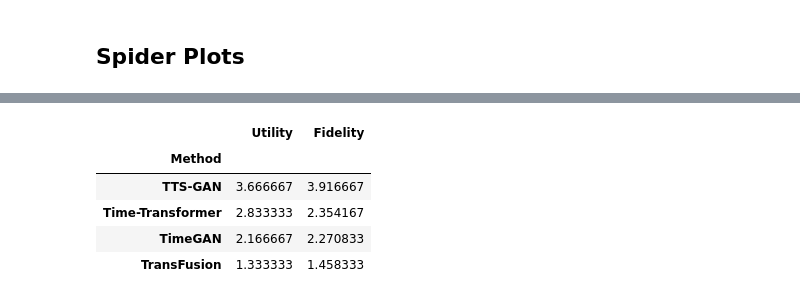
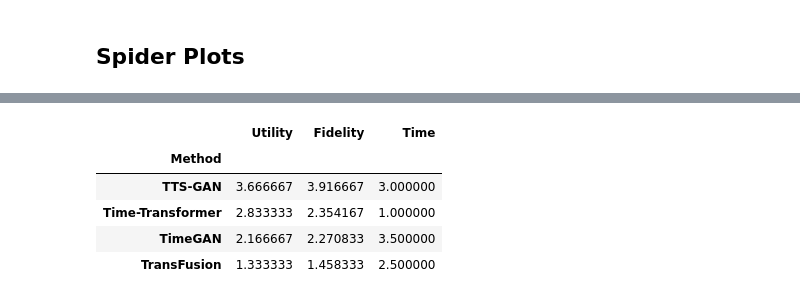
Before and after one commit to istvan-derda/Istvans-TSGBench, a Jupyter notebook: visualizations/visualize_numeric_results.ipynb, the cells around one changed output, grey strips where cells are left out. Saved outputs shown, nothing was run; the diff lists cells and outputs as text; code cells hidden in the pictures.

```diff
--- a/visualizations/visualize_numeric_results.ipynb
+++ b/visualizations/visualize_numeric_results.ipynb
@@ -4,6 +4,7 @@ import pandas as pd
 import warnings
 import seaborn as sns
 from pyprojroot import here
+import plotly.express as px
 
 methods = ["TimeGAN", "Time-Transformer", "TransFusion", "TTS-GAN"]
 datasets = ["D2", "D3", "D4", "D5", "D6", "D7"]
@@ -26,15 +27,18 @@ for method in methods:
 df_all = pd.DataFrame.from_dict(dict(rows), orient="index")
 df_all.index = pd.MultiIndex.from_tuples(df_all.index, names=["Method", "Dataset"])
 
-cm = sns.diverging_palette(h_neg=130, h_pos=0, as_cmap=True)
+# load timings
+def timings_path(method):
+    paths = list(here("models").glob(f"*{method}*/timings.csv"))
+    assert len(paths) == 1
+    return paths[0]
 
-df_all.style\
-    .background_gradient(cmap=cm, vmin=0, vmax=0.5, subset=["DS", "PS"])\
-    .background_gradient(cmap=cm, vmin=0, vmax=1, subset=["C-FID"])\
-    .background_gradient(cmap=cm, vmin=0, vmax=2, subset=["MDD"])\
-    .background_gradient(cmap=cm, vmin=0, vmax=1, subset=["ACD"])\
-    .background_gradient(cmap=cm, vmin=0, vmax=1, subset=["SD"])\
-    .background_gradient(cmap=cm, vmin=0, vmax=3, subset=["KD"])\
-    .background_gradient(cmap=cm, vmin=0, vmax=3, subset=["ED"])\
-    .background_gradient(cmap=cm, vmin=0, vmax=15, subset=["DTW"])\
-    .format({"DTW": "{:.2e}", "C-FID": "{:.2e}", "ED": "{:.2e}"})
+timings = pd.DataFrame()
+for method in methods:
+    df = pd.read_csv(timings_path(method))
+    df["Method"] = method
+    timings = pd.concat([timings, df], ignore_index=True)
+
+_timings = timings.melt(id_vars="Method", var_name="Dataset", value_name="Time").set_index(["Method", "Dataset"]).sort_index(level="Method")
+
+df_all = pd.concat([df_all, _timings], axis = 1)
@@ -317,25 +267,28 @@ df.swaplevel("Method", "Dataset")\
 # %%
 df = rankings
-ps_cols = [col for col in df.columns if col[0] in ["PS"]]
+utility_cols = [col for col in df.columns if col[0] in ["PS"]]
 
-# Step 2: Identify "other" columns
-other_cols = [col for col in df.columns if col not in ps_cols]
+fidelity_cols = [col for col in df.columns if col[0] not in ["PS", "Time"]]
+
+timing_cols = [col for col in df.columns if col[0] in ["Time"]]
 
 # Step 3: Compute averages
-avg_ps = df[ps_cols].mean(axis=1)
-avg_other = df[other_cols].mean(axis=1)
+avg_utility = df[utility_cols].mean(axis=1)
+avg_fidelity = df[fidelity_cols].mean(axis=1)
+avg_timing = df[timing_cols].mean(axis=1)
 
 # Step 4: Create new dataframe
 new_df = pd.DataFrame({
-    "Utility": avg_ps,
-    "Fidelity": avg_other
+    "Utility": avg_utility,
+    "Fidelity": avg_fidelity,
+    "Time": avg_timing
 })
 
-new_df.style.background_gradient(cmap=cm, vmin=1, vmax=4)
+new_df.style.background_gradient(cmap=cm)
 # %% [output]
-|  | Utility | Fidelity |
-| Method |  |  |
-| TTS-GAN | 3.666667 | 3.916667 |
-| Time-Transformer | 2.833333 | 2.354167 |
-| TimeGAN | 2.166667 | 2.270833 |
-| TransFusion | 1.333333 | 1.458333 |
+|  | Utility | Fidelity | Time |
+| Method |  |  |  |
+| TTS-GAN | 3.666667 | 3.916667 | 3.000000 |
+| Time-Transformer | 2.833333 | 2.354167 | 1.000000 |
+| TimeGAN | 2.166667 | 2.270833 | 3.500000 |
+| TransFusion | 1.333333 | 1.458333 | 2.500000 |
```
Also changed, not shown: parts of 17 cells of this notebook.
